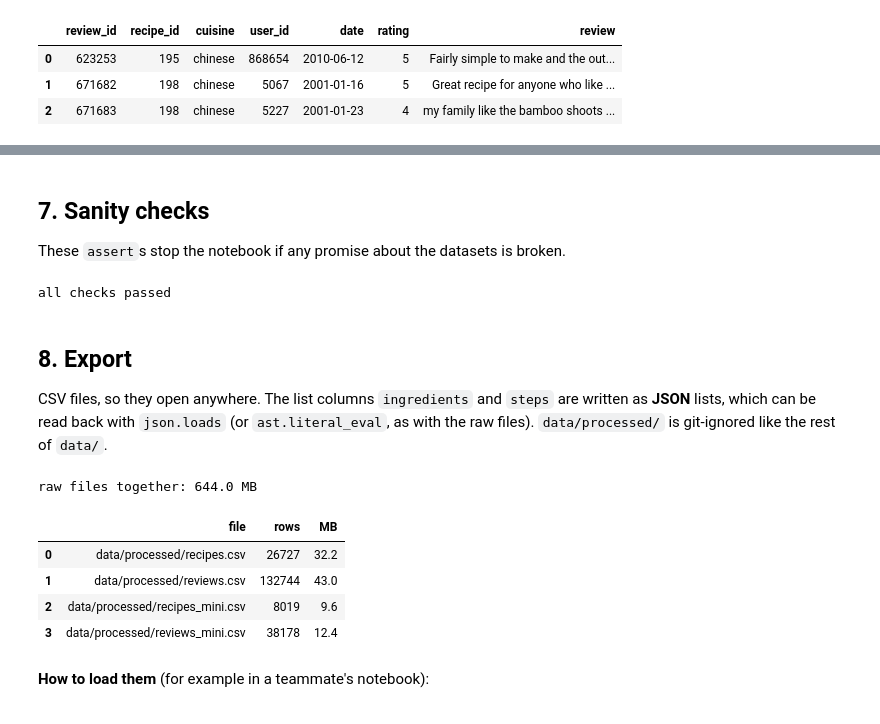
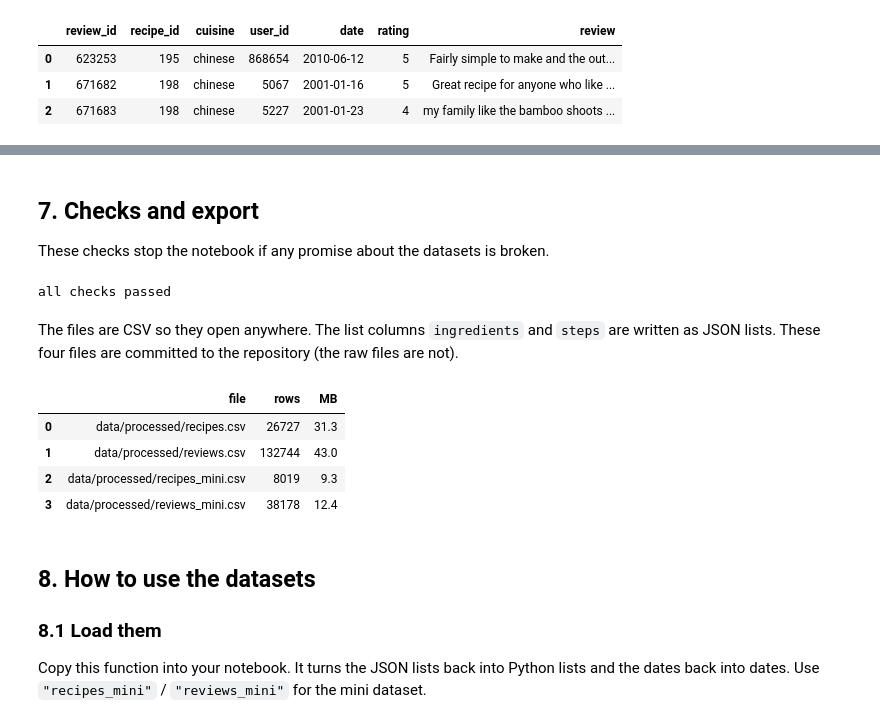
Before and after one commit to EstebanPerez99/cuisine-networks, a Jupyter notebook: notebooks/02_build_datasets.ipynb, the cells around one changed output, grey strips where cells are left out. Cells and saved outputs as stored; diff of their text form; code cells hidden in the pictures.

```diff
--- a/notebooks/02_build_datasets.ipynb
+++ b/notebooks/02_build_datasets.ipynb
@@ -322,0 +171,5 @@ recipes: 26,727 | reviews: 132,744
+# %%
+reviews = reviews_raw.merge(recipes[["id", "cuisine", "contributor_id"]],
+                            left_on="recipe_id", right_on="id", how="inner").drop(columns="id")
+log_step("reviews", "reviews of the kept recipes", "start", len(reviews))
+print(f"reviews of the kept recipes: {len(reviews):,}")
@@ -322,0 +277,12 @@ recipes: 26,727 | reviews: 132,744
+# %%
+recipes["n_reviews"] = recipes["id"].map(reviews["recipe_id"].value_counts()).fillna(0).astype(int)
+
+RECIPE_COLS = ["recipe_id", "name", "cuisine", "ingredients", "n_ingredients", "steps", "n_steps",
+               "description", "minutes", "submitted", "contributor_id", "n_reviews"]
+REVIEW_COLS = ["review_id", "recipe_id", "cuisine", "user_id", "date", "rating", "review"]
+
+recipes_final = (recipes.rename(columns={"id": "recipe_id"})[RECIPE_COLS]
+                 .sort_values(["cuisine", "recipe_id"]).reset_index(drop=True))
+reviews_final = reviews[REVIEW_COLS].sort_values(["cuisine", "recipe_id", "date"]).reset_index(drop=True)
+print(f"recipes: {len(recipes_final):,} | reviews: {len(reviews_final):,}")
+recipes_final.head(3)
@@ -373,50 +338,44 @@ comparison
 # %% [markdown]
-## 7. Sanity checks
-These `assert`s stop the notebook if any promise about the datasets is broken.
+## 7. Checks and export
+These checks stop the notebook if any promise about the datasets is broken.
 # %%
 for name, rec, rev in [("full", recipes_final, reviews_final), ("mini", recipes_mini, reviews_mini)]:
-    assert rec["recipe_id"].is_unique, name
-    assert rev["review_id"].is_unique, name
-    assert set(rec["cuisine"]) == set(SHORTLIST), name                       # all 9 cuisines, nothing else
-    assert rev["recipe_id"].isin(rec["recipe_id"]).all(), name               # every review has its recipe
+    assert rec["recipe_id"].is_unique and rev["review_id"].is_unique, name
+    assert set(rec["cuisine"]) == set(SHORTLIST), name                         # the 9 cuisines, nothing else
+    assert rev["recipe_id"].isin(rec["recipe_id"]).all(), name                 # every review has its recipe
     assert (rev["cuisine"] == rev["recipe_id"].map(rec.set_index("recipe_id")["cuisine"])).all(), name
     assert (rec["ingredients"].map(len) >= 2).all(), name
     assert (rev["review"].str.strip() != "").all(), name
     assert not (rev["rating"] == 0).any(), name
-    assert not rev["review"].str.lower().str.contains(GAME_ANY).any(), name  # no game reviews left
-    assert (rec["minutes"].dropna() > 0).all(), name
-assert recipes_mini["recipe_id"].isin(recipes_final["recipe_id"]).all()      # mini ⊂ full
-assert reviews_mini["review_id"].isin(reviews_final["review_id"]).all()
+    assert not rev["review"].str.lower().str.contains(GAME_ANY).any(), name    # no game reviews left
+assert recipes_mini["recipe_id"].isin(recipes_final["recipe_id"]).all()        # mini is part of full
 share = recipes_mini["cuisine"].value_counts() / recipes_final["cuisine"].value_counts()
-assert share.between(0.29, 0.31).all(), share                               # ~30% of every cuisine
+assert share.between(0.29, 0.31).all(), share                                 # ~30% of every cuisine
 print("all checks passed")
 # %% [output]
 all checks passed
 # %% [markdown]
-## 8. Export
-CSV files, so they open anywhere. The list columns `ingredients` and `steps` are written as **JSON** lists, which can be read back with `json.loads` (or `ast.literal_eval`, as with the raw files). `data/processed/` is git-ignored like the rest of `data/`.
+The files are CSV so they open anywhere. The list columns `ingredients` and `steps` are written as JSON lists. These four files are committed to the repository (the raw files are not).
 # %%
 def export(df, name):
     df = df.copy()
     for col in ["ingredients", "steps"]:
         if col in df:
             df[col] = df[col].map(json.dumps)
     path = OUT / f"{name}.csv"
     df.to_csv(path, index=False)
     return {"file": f"data/processed/{name}.csv", "rows": len(df), "MB": round(path.stat().st_size / 1e6, 1)}
 
-files = pd.DataFrame([export(recipes_final, "recipes"), export(reviews_final, "reviews"),
-                      export(recipes_mini, "recipes_mini"), export(reviews_mini, "reviews_mini")])
-raw_mb = round(sum((RAW / f).stat().st_size for f in ["RAW_recipes.csv", "RAW_interactions.csv"]) / 1e6, 1)
-print(f"raw files together: {raw_mb} MB")
-files
+pd.DataFrame([export(recipes_final, "recipes"), export(reviews_final, "reviews"),
+              export(recipes_mini, "recipes_mini"), export(reviews_mini, "reviews_mini")])
 # %% [output]
-raw files together: 644.0 MB
 |  | file | rows | MB |
-| 0 | data/processed/recipes.csv | 26727 | 32.2 |
+| 0 | data/processed/recipes.csv | 26727 | 31.3 |
 | 1 | data/processed/reviews.csv | 132744 | 43.0 |
-| 2 | data/processed/recipes_mini.csv | 8019 | 9.6 |
+| 2 | data/processed/recipes_mini.csv | 8019 | 9.3 |
 | 3 | data/processed/reviews_mini.csv | 38178 | 12.4 |
-# %% [markdown]
-**How to load them** (for example in a teammate's notebook):
+# %% [markdown]
+## 8. How to use the datasets
+### 8.1 Load them
+Copy this function into your notebook. It turns the JSON lists back into Python lists and the dates back into dates. Use `"recipes_mini"` / `"reviews_mini"` for the mini dataset.
 # %%
```
Also changed, not shown: parts of 61 cells of this notebook, 3 other files.
